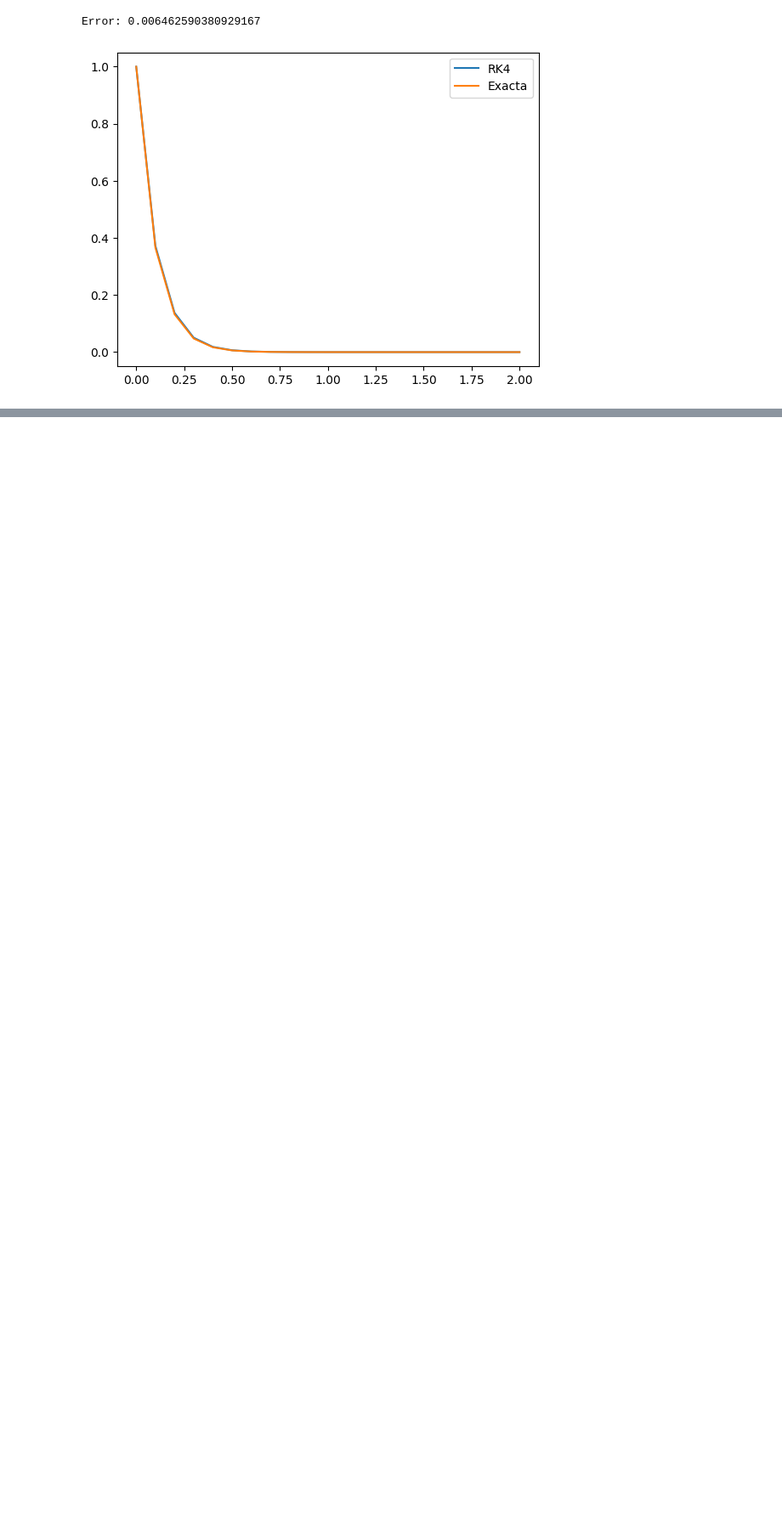
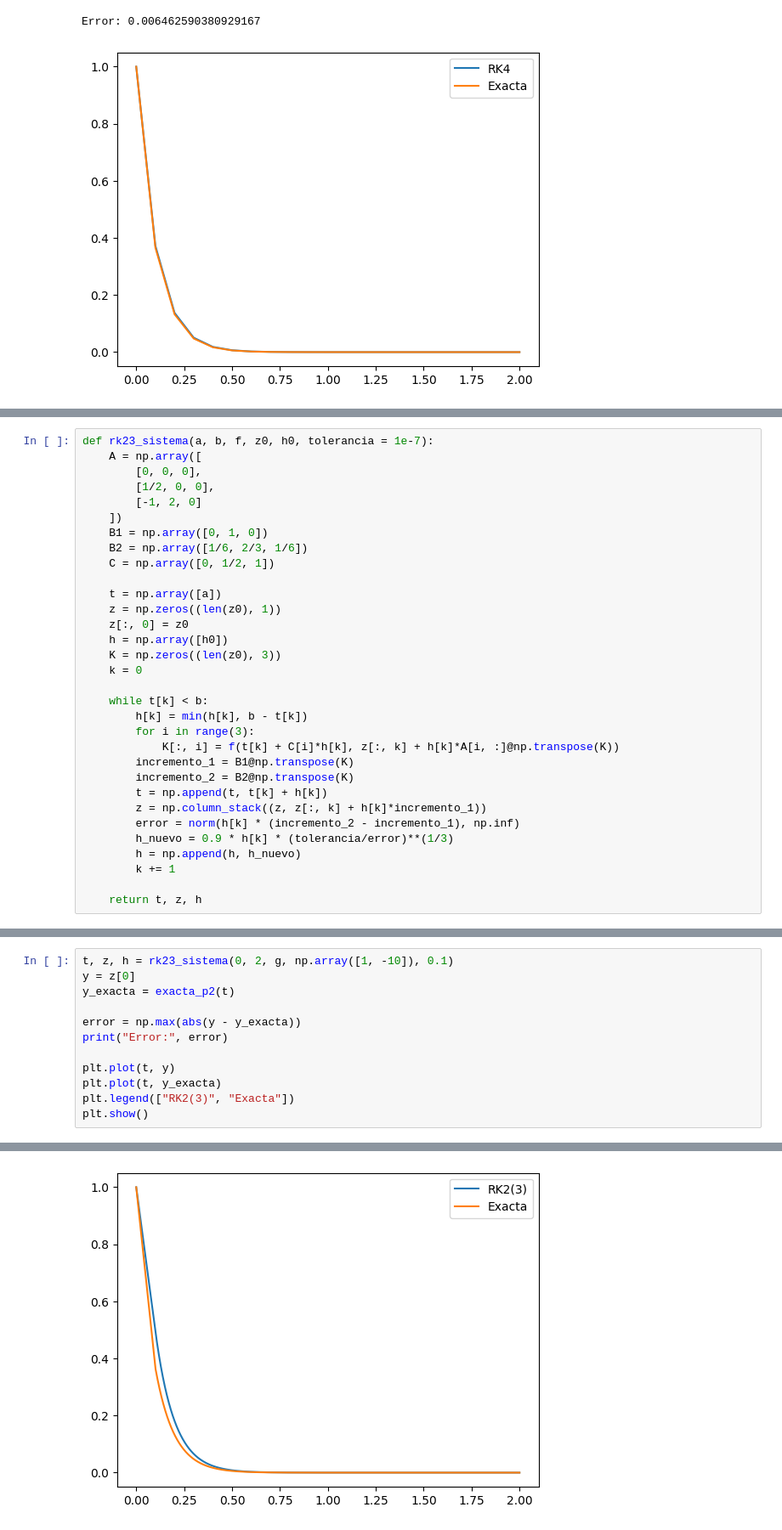
Before and after one commit to DanielSevillano/matematicas-python, a Jupyter notebook: Resolución numérica de problemas de valor inicial.ipynb, the cells around one changed output, grey strips where cells are left out. Shown at 85% size. Drawn from its saved outputs; the diff is of its cells as text; blank space fills up the shorter version.

Commit message:
Nuevos métodos de problemas de valor inicial.

```diff
--- a/Resolución numérica de problemas de valor inicial.ipynb
+++ b/Resolución numérica de problemas de valor inicial.ipynb
@@ -809,0 +865,32 @@ Error: 0.006462590380929167
+# %%
+def rk23_sistema(a, b, f, z0, h0, tolerancia = 1e-7):
+    A = np.array([
+        [0, 0, 0],
+        [1/2, 0, 0],
+        [-1, 2, 0]
+    ])
+    B1 = np.array([0, 1, 0])
+    B2 = np.array([1/6, 2/3, 1/6])
+    C = np.array([0, 1/2, 1])
+
+    t = np.array([a])
+    z = np.zeros((len(z0), 1))
+    z[:, 0] = z0
+    h = np.array([h0])
+    K = np.zeros((len(z0), 3))
+    k = 0
+
+    while t[k] < b:
+        h[k] = min(h[k], b - t[k])
+        for i in range(3):
+            K[:, i] = f(t[k] + C[i]*h[k], z[:, k] + h[k]*A[i, :]@np.transpose(K))
+        incremento_1 = B1@np.transpose(K)
+        incremento_2 = B2@np.transpose(K)
+        t = np.append(t, t[k] + h[k])
+        z = np.column_stack((z, z[:, k] + h[k]*incremento_1))
+        error = norm(h[k] * (incremento_2 - incremento_1), np.inf)
+        h_nuevo = 0.9 * h[k] * (tolerancia/error)**(1/3)
+        h = np.append(h, h_nuevo)
+        k += 1
+
+    return t, z, h
@@ -809,0 +899,13 @@ Error: 0.006462590380929167
+# %%
+t, z, h = rk23_sistema(0, 2, g, np.array([1, -10]), 0.1)
+y = z[0]
+y_exacta = exacta_p2(t)
+
+error = np.max(abs(y - y_exacta))
+print("Error:", error)
+
+plt.plot(t, y)
+plt.plot(t, y_exacta)
+plt.legend(["RK2(3)", "Exacta"])
+plt.show()
+# %% [output]
@@ -809,0 +913 @@ Error: 0.006462590380929167
+[figure, added]
```
Also changed, not shown: parts of 12 cells of this notebook.
